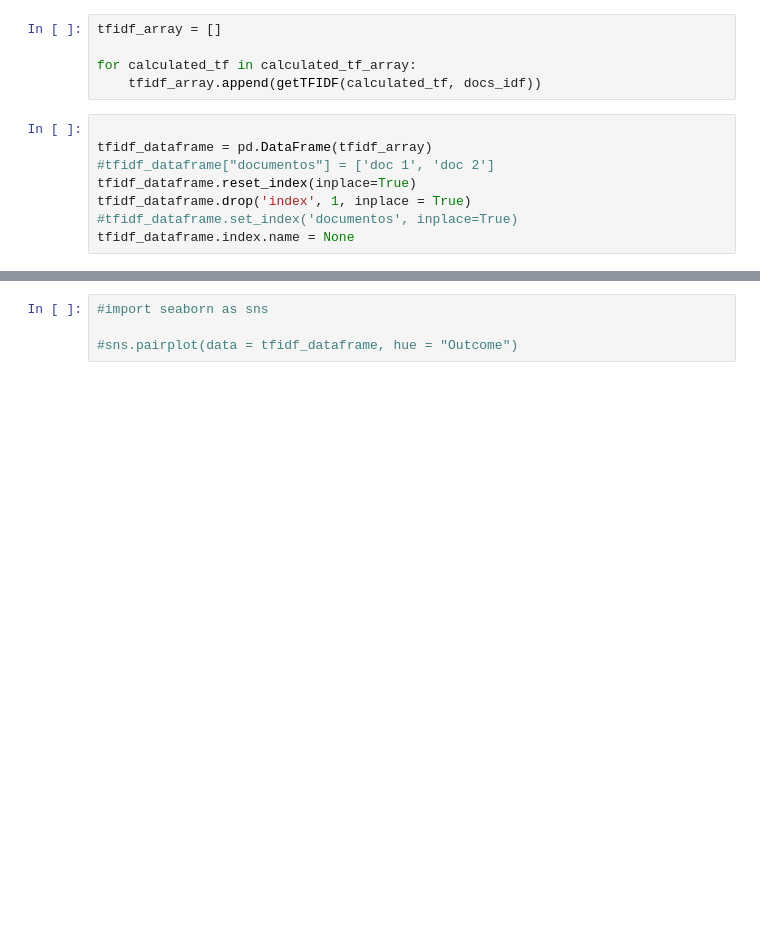
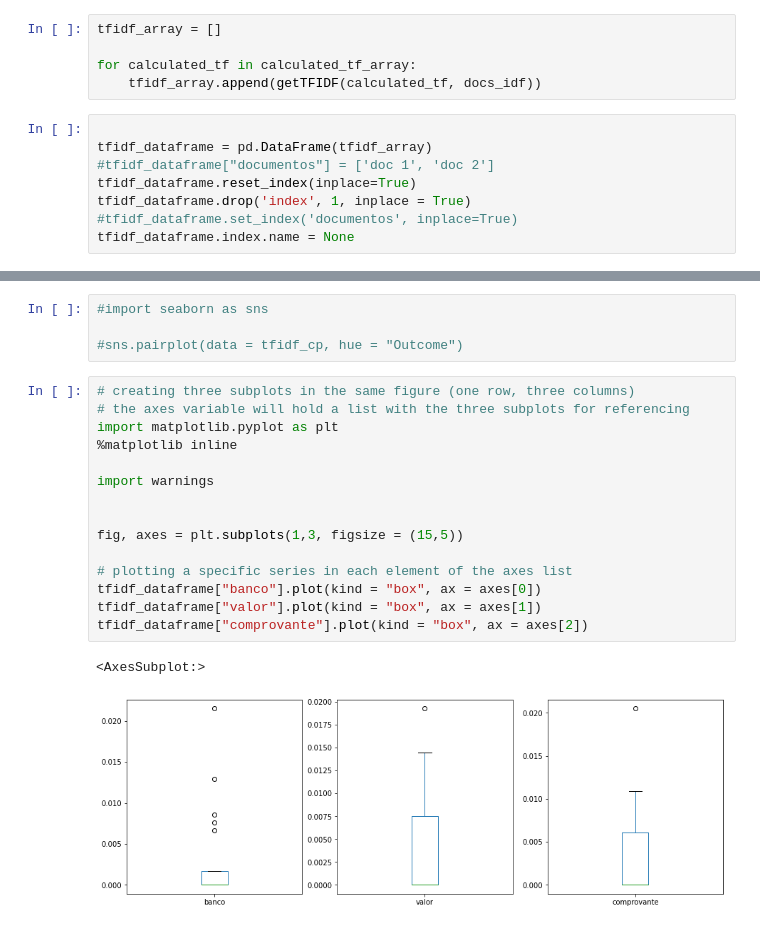
Before and after one commit to paulohesilva/hw2_proof_ocr, a Jupyter notebook: hw-two-v3.ipynb, the cells around one changed output, grey strips where cells are left out. Saved outputs shown, nothing was run; the diff lists cells and outputs as text; blank space fills up the shorter version.

```diff
--- a/hw-two-v3.ipynb
+++ b/hw-two-v3.ipynb
@@ -187,4 +292,22 @@ tfidf_dataframe.plot(kind = "box", figsize= (15,5))
 # %%
 #import seaborn as sns
 
-#sns.pairplot(data = tfidf_dataframe, hue = "Outcome")
+#sns.pairplot(data = tfidf_cp, hue = "Outcome")
+# %%
+# creating three subplots in the same figure (one row, three columns)
+# the axes variable will hold a list with the three subplots for referencing
+import matplotlib.pyplot as plt
+%matplotlib inline
+
+import warnings
+
+
+fig, axes = plt.subplots(1,3, figsize = (15,5))
+
+# plotting a specific series in each element of the axes list
+tfidf_dataframe["banco"].plot(kind = "box", ax = axes[0])
+tfidf_dataframe["valor"].plot(kind = "box", ax = axes[1])
+tfidf_dataframe["comprovante"].plot(kind = "box", ax = axes[2])
+# %% [output]
+<AxesSubplot:>
+[figure, added]
```
Also changed, not shown: parts of 11 cells of this notebook.
